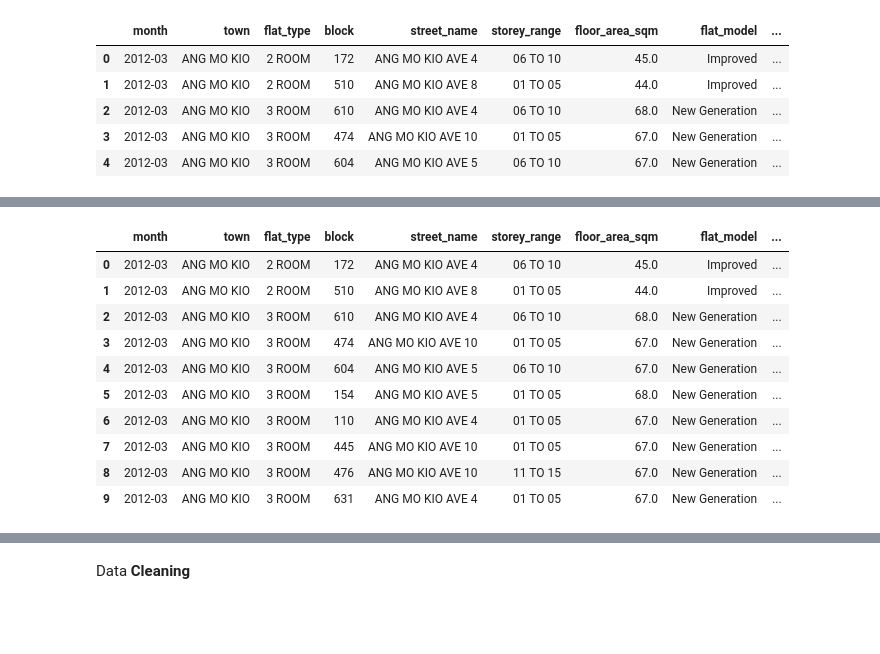
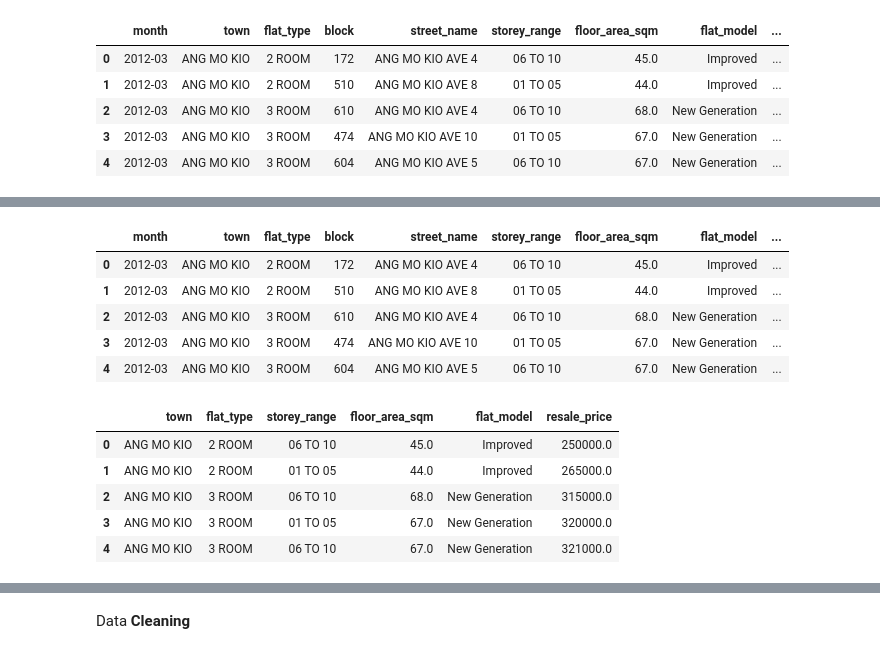
Before and after one commit to subramanian72/Singapore-Flat-Price-Prediction, a Jupyter notebook: SingProj.ipynb, the cells around one changed output, grey strips where cells are left out. Saved outputs shown, nothing was run; the diff lists cells and outputs as text; code cells hidden in the pictures; blank space fills up the shorter version.

```diff
--- a/SingProj.ipynb
+++ b/SingProj.ipynb
@@ -38,5 +84,5 @@ data['year'] = pd.DatetimeIndex(data['month']).year
 # %%
-data.head(10)
+data.head()
 # %% [output]
 |  | month | town | flat_type | block | street_name | storey_range | floor_area_sqm | flat_model | ... |
 | 0 | 2012-03 | ANG MO KIO | 2 ROOM | 172 | ANG MO KIO AVE 4 | 06 TO 10 | 45.0 | Improved | ... |
@@ -44,11 +90,16 @@ data.head(10)
 | 2 | 2012-03 | ANG MO KIO | 3 ROOM | 610 | ANG MO KIO AVE 4 | 06 TO 10 | 68.0 | New Generation | ... |
 | 3 | 2012-03 | ANG MO KIO | 3 ROOM | 474 | ANG MO KIO AVE 10 | 01 TO 05 | 67.0 | New Generation | ... |
 | 4 | 2012-03 | ANG MO KIO | 3 ROOM | 604 | ANG MO KIO AVE 5 | 06 TO 10 | 67.0 | New Generation | ... |
-| 5 | 2012-03 | ANG MO KIO | 3 ROOM | 154 | ANG MO KIO AVE 5 | 01 TO 05 | 68.0 | New Generation | ... |
-| 6 | 2012-03 | ANG MO KIO | 3 ROOM | 110 | ANG MO KIO AVE 4 | 01 TO 05 | 67.0 | New Generation | ... |
-| 7 | 2012-03 | ANG MO KIO | 3 ROOM | 445 | ANG MO KIO AVE 10 | 01 TO 05 | 67.0 | New Generation | ... |
-| 8 | 2012-03 | ANG MO KIO | 3 ROOM | 476 | ANG MO KIO AVE 10 | 11 TO 15 | 67.0 | New Generation | ... |
-| 9 | 2012-03 | ANG MO KIO | 3 ROOM | 631 | ANG MO KIO AVE 4 | 01 TO 05 | 67.0 | New Generation | ... |
+# %%
+data = data.drop(['month','block', 'street_name', 'lease_commence_date'], axis='columns')
+data.head()
+# %% [output]
+|  | town | flat_type | storey_range | floor_area_sqm | flat_model | resale_price |
+| 0 | ANG MO KIO | 2 ROOM | 06 TO 10 | 45.0 | Improved | 250000.0 |
+| 1 | ANG MO KIO | 2 ROOM | 01 TO 05 | 44.0 | Improved | 265000.0 |
+| 2 | ANG MO KIO | 3 ROOM | 06 TO 10 | 68.0 | New Generation | 315000.0 |
+| 3 | ANG MO KIO | 3 ROOM | 01 TO 05 | 67.0 | New Generation | 320000.0 |
+| 4 | ANG MO KIO | 3 ROOM | 06 TO 10 | 67.0 | New Generation | 321000.0 |
 # %%
 data.shape
 # %% [output]
```
Also changed, not shown: parts of 37 cells of this notebook.
